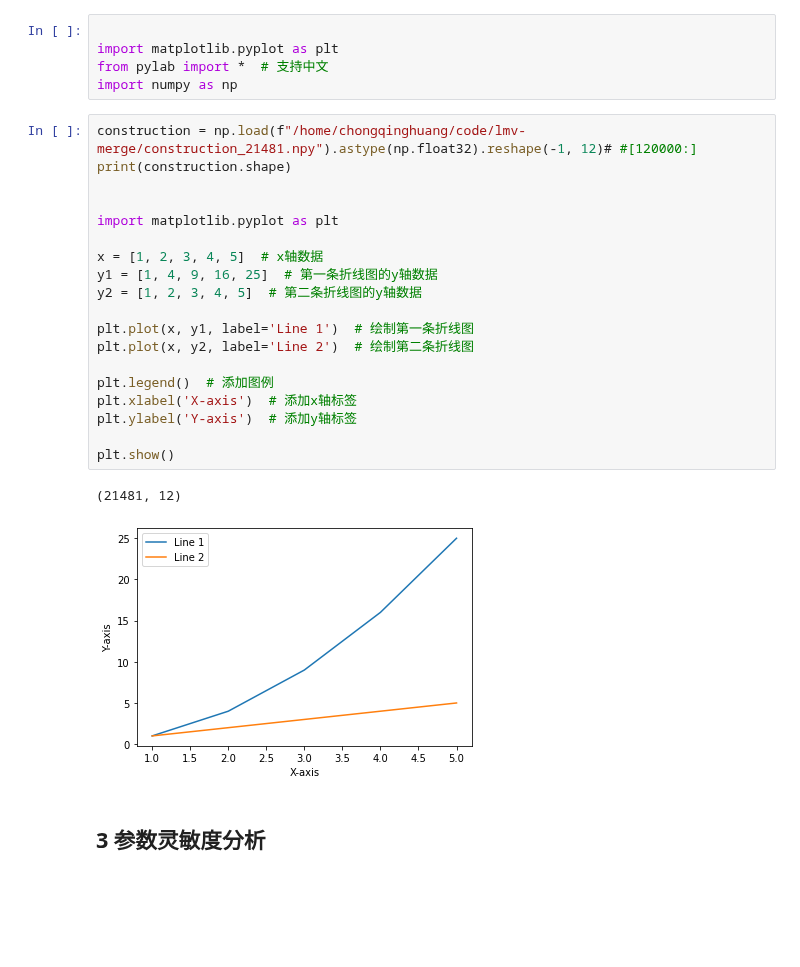
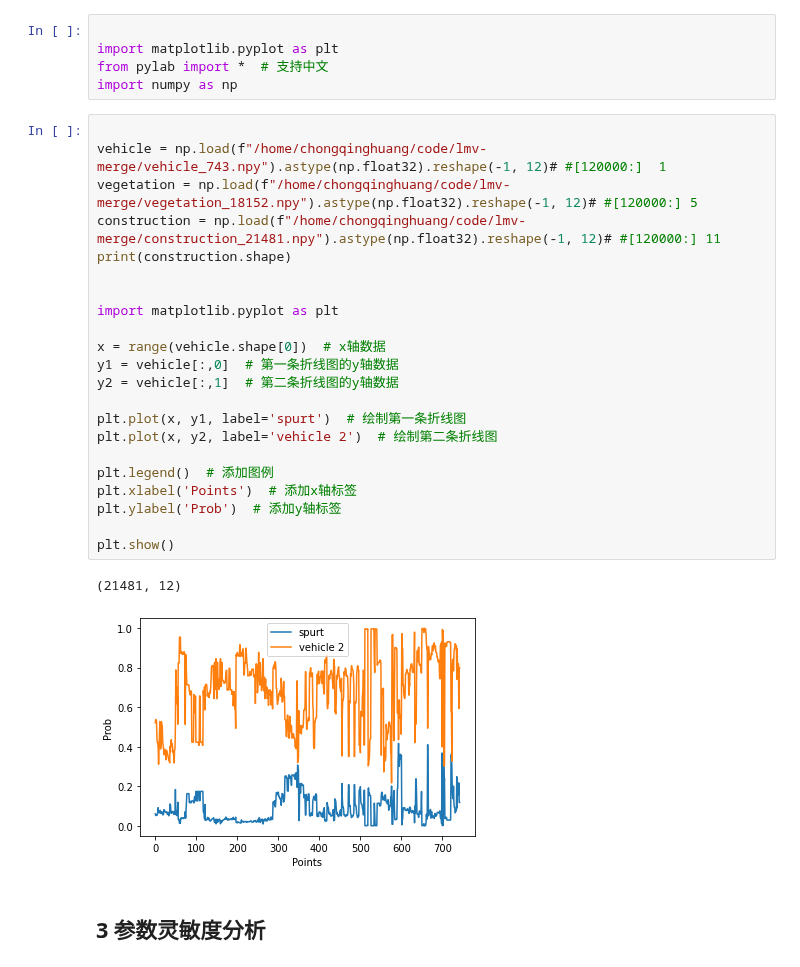
Before and after one commit to HuangCongQing/python-libraries, a Jupyter notebook: 03Matplotlib/应用/折线图.ipynb, the cells around one changed output. Drawn from its saved outputs; the diff is of its cells as text; blank space fills up the shorter version.

```diff
--- a/03Matplotlib/应用/折线图.ipynb
+++ b/03Matplotlib/应用/折线图.ipynb
@@ -6,27 +6,30 @@ import matplotlib.pyplot as plt
 from pylab import *  # 支持中文
 import numpy as np
 # %%
-construction = np.load(f"/home/chongqinghuang/code/lmv-merge/construction_21481.npy").astype(np.float32).reshape(-1, 12)# #[120000:]
+
+vehicle = np.load(f"/home/chongqinghuang/code/lmv-merge/vehicle_743.npy").astype(np.float32).reshape(-1, 12)# #[120000:]  1
+vegetation = np.load(f"/home/chongqinghuang/code/lmv-merge/vegetation_18152.npy").astype(np.float32).reshape(-1, 12)# #[120000:] 5
+construction = np.load(f"/home/chongqinghuang/code/lmv-merge/construction_21481.npy").astype(np.float32).reshape(-1, 12)# #[120000:] 11
 print(construction.shape)
 
 
 import matplotlib.pyplot as plt
 
-x = [1, 2, 3, 4, 5]  # x轴数据
-y1 = [1, 4, 9, 16, 25]  # 第一条折线图的y轴数据
-y2 = [1, 2, 3, 4, 5]  # 第二条折线图的y轴数据
+x = range(vehicle.shape[0])  # x轴数据
+y1 = vehicle[:,0]  # 第一条折线图的y轴数据
+y2 = vehicle[:,1]  # 第二条折线图的y轴数据
 
-plt.plot(x, y1, label='Line 1')  # 绘制第一条折线图
-plt.plot(x, y2, label='Line 2')  # 绘制第二条折线图
+plt.plot(x, y1, label='spurt')  # 绘制第一条折线图
+plt.plot(x, y2, label='vehicle 2')  # 绘制第二条折线图
 
 plt.legend()  # 添加图例
-plt.xlabel('X-axis')  # 添加x轴标签
-plt.ylabel('Y-axis')  # 添加y轴标签
+plt.xlabel('Points')  # 添加x轴标签
+plt.ylabel('Prob')  # 添加y轴标签
 
 plt.show()
 # %% [output]
 (21481, 12)
-[figure, old version]
+[figure, new version]
 # %% [markdown]
 ## 3 参数灵敏度分析
 # %%
```
